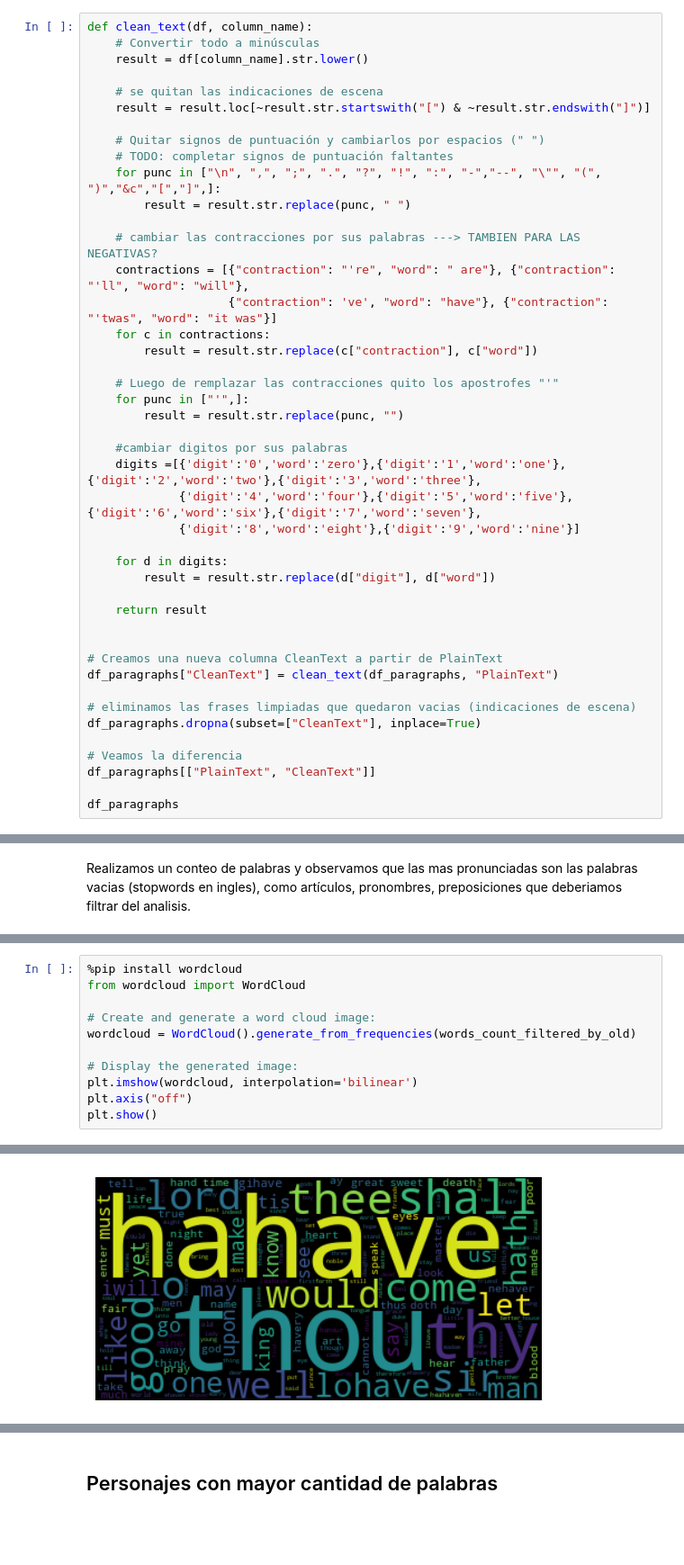
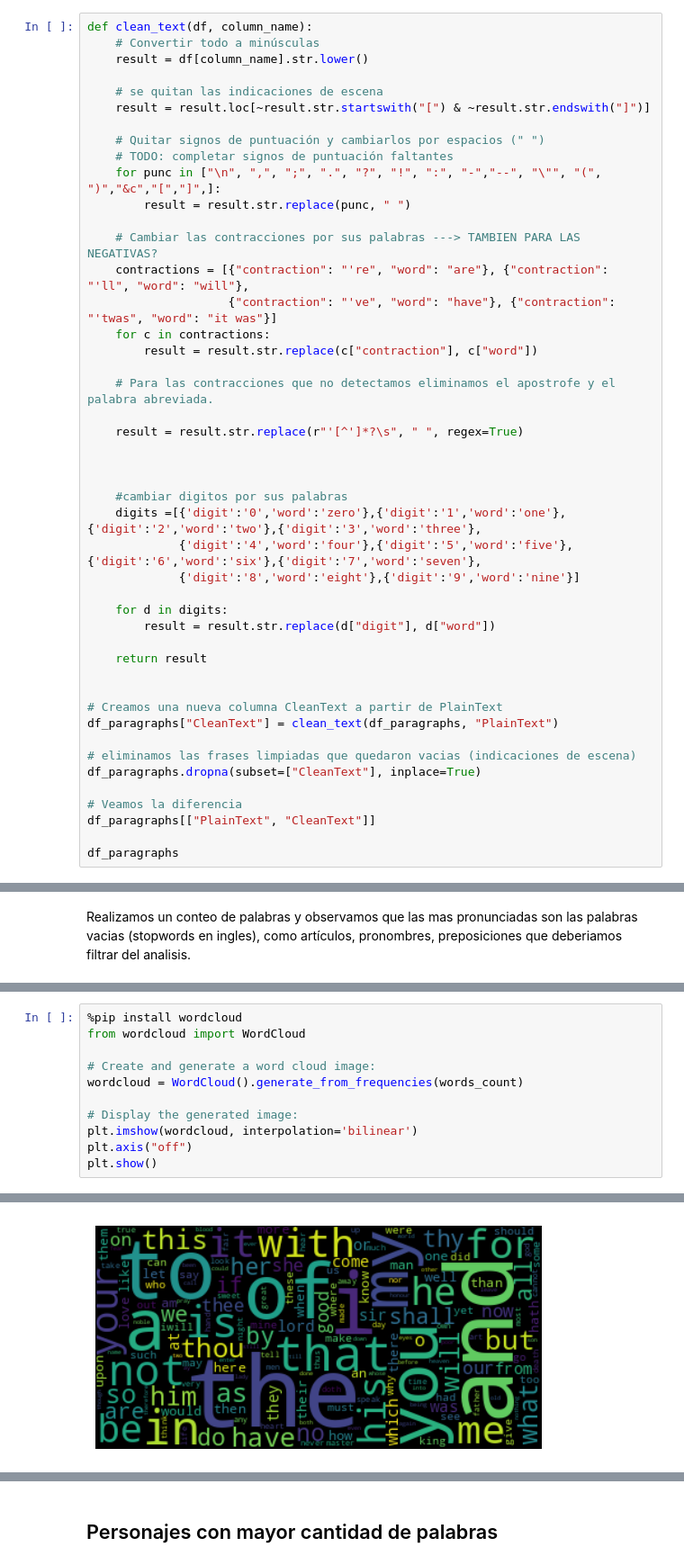
Before and after one commit to lupish/introcd_grupo_17, a Jupyter notebook: Tarea_1/shakespeare_propuesta.ipynb, the cells around one changed output, grey strips where cells are left out. Shown at 90% size. Drawn from its saved outputs; the diff is of its cells as text; blank space fills up the shorter version.

```diff
--- a/Tarea_1/shakespeare_propuesta.ipynb
+++ b/Tarea_1/shakespeare_propuesta.ipynb
@@ -303,15 +304,17 @@ def clean_text(df, column_name):
     for punc in ["\n", ",", ";", ".", "?", "!", ":", "-","--", "\"", "(", ")","&c","[","]",]:
         result = result.str.replace(punc, " ")
 
-    # cambiar las contracciones por sus palabras ---> TAMBIEN PARA LAS NEGATIVAS?
-    contractions = [{"contraction": "'re", "word": " are"}, {"contraction": "'ll", "word": "will"},
-                    {"contraction": 've', "word": "have"}, {"contraction": "'twas", "word": "it was"}]
+    # Cambiar las contracciones por sus palabras ---> TAMBIEN PARA LAS NEGATIVAS?
+    contractions = [{"contraction": "'re", "word": "are"}, {"contraction": "'ll", "word": "will"},
+                    {"contraction": "'ve", "word": "have"}, {"contraction": "'twas", "word": "it was"}]
     for c in contractions:
         result = result.str.replace(c["contraction"], c["word"])
 
-    # Luego de remplazar las contracciones quito los apostrofes "'"
-    for punc in ["'",]:
-        result = result.str.replace(punc, "")
+    # Para las contracciones que no detectamos eliminamos el apostrofe y el palabra abreviada.
+
+    result = result.str.replace(r"'[^']*?\s", " ", regex=True)
+
+
 
     #cambiar digitos por sus palabras
     digits =[{'digit':'0','word':'zero'},{'digit':'1','word':'one'},{'digit':'2','word':'two'},{'digit':'3','word':'three'},
@@ -466,7 +455,7 @@ Name: word, Length: 25006, dtype: int64
 from wordcloud import WordCloud
 
 # Create and generate a word cloud image:
-wordcloud = WordCloud().generate_from_frequencies(words_count_filtered_by_old)
+wordcloud = WordCloud().generate_from_frequencies(words_count)
 
 # Display the generated image:
 plt.imshow(wordcloud, interpolation='bilinear')
@@ -487,5 +476,5 @@ Requirement already satisfied: importlib-resources>=3.2.0; python_version < "3.1
 Requirement already satisfied: pyparsing>=2.3.1 in /home/fmatonte/.local/lib/python3.8/site-packages (from matplotlib->wordcloud) (3.0.9)
 Requirement already satisfied: six>=1.5 in /usr/lib/python3/dist-packages (from python-dateutil>=2.7->matplotlib->wordcloud) (1.14.0)
 Requirement already satisfied: zipp>=3.1.0; python_version < "3.10" in /home/fmatonte/.local/lib/python3.8/site-packages (from importlib-resources>=3.2.0; python_version < "3.10"->matplotlib->wordclou ...
 Note: you may need to restart the kernel to use updated packages.
-[figure, old version]
+[figure, new version]
```
Also changed, not shown: parts of 19 cells of this notebook.
